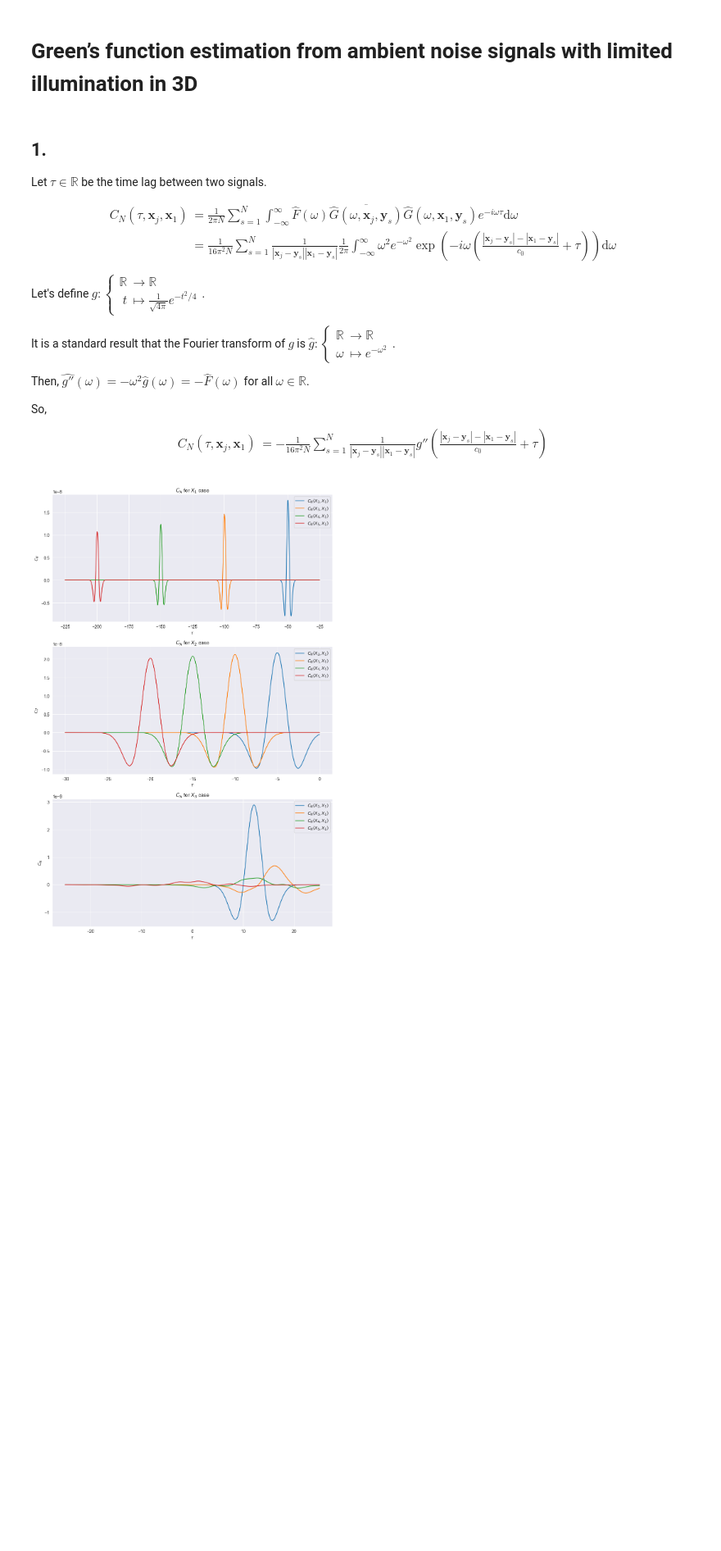
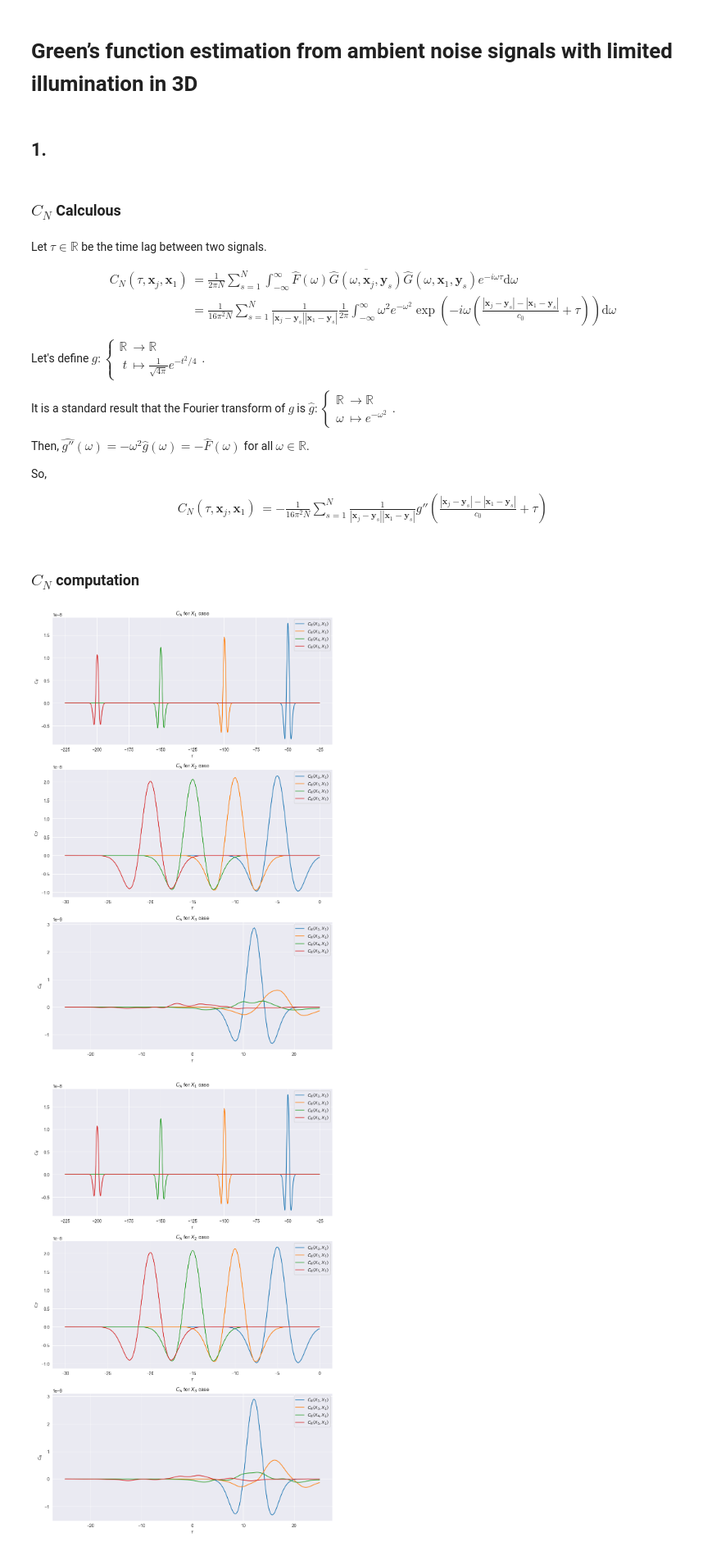
Before and after one commit to mohammed-yassinehabibi/Inverse-Problem, a Jupyter notebook: Project.ipynb, the cells around one changed output. Shown: that part at 82% size. Saved outputs shown, nothing was run; the diff lists cells and outputs as text; code cells hidden in the pictures; blank space fills up the shorter version.

```diff
--- a/Project.ipynb
+++ b/Project.ipynb
@@ -18,6 +27,8 @@ X_3 = np.array([[50*(j-3), 100, 0] for j in range(1, 6)])
+# %% [markdown]
+## 1.
+# %% [markdown]
+### $C_N$ Calculous
 # %% [markdown]
-## 1.
-
 Let $\tau \in \mathbb{R}$ be the time lag between two signals.
 
 $$\displaystyle
@@ -38,4 +49,6 @@ $$\displaystyle
 \boxed{\begin{aligned}
 C_N(\tau,\mathbf{x}_j,\mathbf{x}_1)
 &= -\frac{1}{16\pi^2N}\sum_{s=1}^{N} \frac{1}{|\mathbf{x}_j-\mathbf{y}_s||\mathbf{x}_1-\mathbf{y}_s|}g''\left(\frac{|\mathbf{x}_j-\mathbf{y}_s|-|\mathbf{x}_1-\mathbf{y}_s|}{c_0}+\tau\right)\end{aligned}}$$
+# %% [markdown]
+### $C_N$ computation
 # %%
@@ -48,6 +57,26 @@ def C_N(tau, x_1, x_2, y, c0=1):
     x_1_minus_y = np.linalg.norm(x_1-y, axis=1)
     g_sec_term = g_sec((x_1_minus_y - x_2_minus_y) / c0 + tau) / (x_2_minus_y * x_1_minus_y)
     return -np.mean(g_sec_term)/(16*np.pi**2)
+# %%
+fig, axs = plt.subplots(3, 1, figsize=(10, 15))
+
+X_list = [X_1, X_2, X_3]
+titles = ["$C_N$ for $X_1$ case", "$C_N$ for $X_2$ case", "$C_N$ for $X_3$ case"]
+Tau = [np.linspace(-225, -25, 1000), np.linspace(-30, 0, 200), np.linspace(-25, 25, 200)]
+
+for i, X in enumerate(X_list):
+    C_N_values = [np.array([C_N(tau, X[j], X[0], y) for tau in Tau[i]]) for j in range(1, 5)]
+    for j, C_N_val in enumerate(C_N_values):
+        axs[i].plot(Tau[i], C_N_val, label=f"$C_N(X_{{{j+2}}},X_1)$")
+    axs[i].legend()
+    axs[i].set_xlabel("$\\tau$")
+    axs[i].set_ylabel("$C_N$")
+    axs[i].set_title(titles[i])
+
+plt.tight_layout()
+plt.show()
+# %% [output]
+[figure, added]
 # %%
 fig, axs = plt.subplots(3, 1, figsize=(10, 15))
 
```
Also changed, not shown: parts of 17 cells of this notebook.
